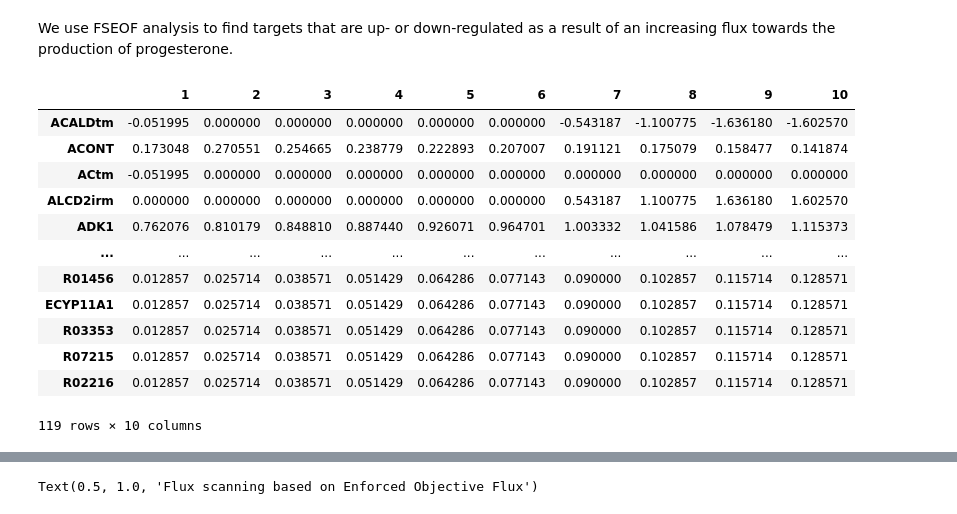
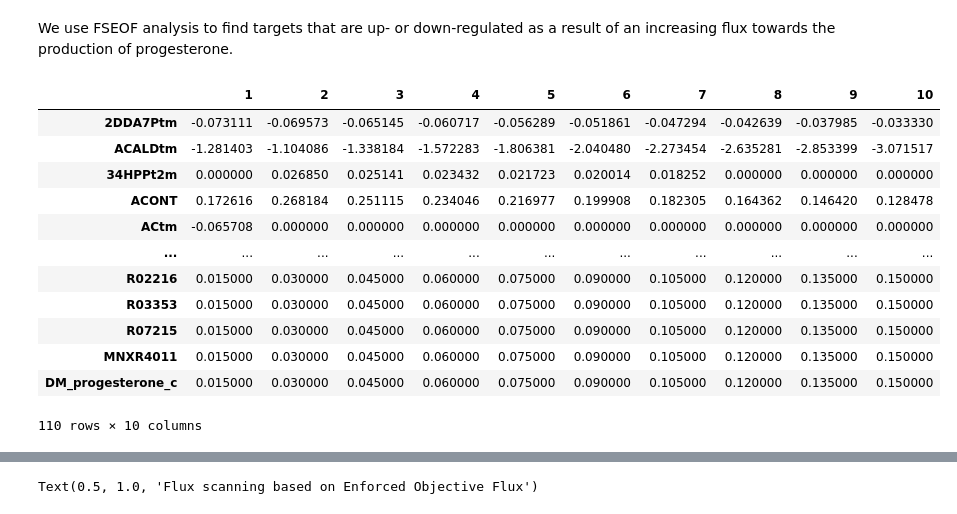
Before and after one commit to 27410/27410-group-assigment-group_3, a Jupyter notebook: 05_knockout_analysis.ipynb, the cells around one changed output, grey strips where cells are left out. Saved outputs shown, nothing was run; the diff lists cells and outputs as text; code cells hidden in the pictures.

```diff
--- a/05_knockout_analysis.ipynb
+++ b/05_knockout_analysis.ipynb
@@ -343,20 +343,20 @@ We use FSEOF analysis to find targets that are up- or down-regulated as a result
 # %%
 # Run FSEOF analysis
 fseof = FSEOF(model)
-result=fseof.run(target=model.reactions.R02216)
+result=fseof.run(target=model.reactions.get_by_id('DM_progesterone_c'))
 df=result.data_frame
 df
 # %% [output]
 |  | 1 | 2 | 3 | 4 | 5 | 6 | 7 | 8 | 9 | 10 |
-| ACALDtm | -0.051995 | 0.000000 | 0.000000 | 0.000000 | 0.000000 | 0.000000 | -0.543187 | -1.100775 | -1.636180 | -1.602570 |
-| ACONT | 0.173048 | 0.270551 | 0.254665 | 0.238779 | 0.222893 | 0.207007 | 0.191121 | 0.175079 | 0.158477 | 0.141874 |
-| ACtm | -0.051995 | 0.000000 | 0.000000 | 0.000000 | 0.000000 | 0.000000 | 0.000000 | 0.000000 | 0.000000 | 0.000000 |
-| ALCD2irm | 0.000000 | 0.000000 | 0.000000 | 0.000000 | 0.000000 | 0.000000 | 0.543187 | 1.100775 | 1.636180 | 1.602570 |
-| ADK1 | 0.762076 | 0.810179 | 0.848810 | 0.887440 | 0.926071 | 0.964701 | 1.003332 | 1.041586 | 1.078479 | 1.115373 |
+| 2DDA7Ptm | -0.073111 | -0.069573 | -0.065145 | -0.060717 | -0.056289 | -0.051861 | -0.047294 | -0.042639 | -0.037985 | -0.033330 |
+| ACALDtm | -1.281403 | -1.104086 | -1.338184 | -1.572283 | -1.806381 | -2.040480 | -2.273454 | -2.635281 | -2.853399 | -3.071517 |
+| 34HPPt2m | 0.000000 | 0.026850 | 0.025141 | 0.023432 | 0.021723 | 0.020014 | 0.018252 | 0.000000 | 0.000000 | 0.000000 |
+| ACONT | 0.172616 | 0.268184 | 0.251115 | 0.234046 | 0.216977 | 0.199908 | 0.182305 | 0.164362 | 0.146420 | 0.128478 |
+| ACtm | -0.065708 | 0.000000 | 0.000000 | 0.000000 | 0.000000 | 0.000000 | 0.000000 | 0.000000 | 0.000000 | 0.000000 |
 | ... | ... | ... | ... | ... | ... | ... | ... | ... | ... | ... |
-| R01456 | 0.012857 | 0.025714 | 0.038571 | 0.051429 | 0.064286 | 0.077143 | 0.090000 | 0.102857 | 0.115714 | 0.128571 |
-| ECYP11A1 | 0.012857 | 0.025714 | 0.038571 | 0.051429 | 0.064286 | 0.077143 | 0.090000 | 0.102857 | 0.115714 | 0.128571 |
-| R03353 | 0.012857 | 0.025714 | 0.038571 | 0.051429 | 0.064286 | 0.077143 | 0.090000 | 0.102857 | 0.115714 | 0.128571 |
-| R07215 | 0.012857 | 0.025714 | 0.038571 | 0.051429 | 0.064286 | 0.077143 | 0.090000 | 0.102857 | 0.115714 | 0.128571 |
-| R02216 | 0.012857 | 0.025714 | 0.038571 | 0.051429 | 0.064286 | 0.077143 | 0.090000 | 0.102857 | 0.115714 | 0.128571 |
+| R02216 | 0.015000 | 0.030000 | 0.045000 | 0.060000 | 0.075000 | 0.090000 | 0.105000 | 0.120000 | 0.135000 | 0.150000 |
+| R03353 | 0.015000 | 0.030000 | 0.045000 | 0.060000 | 0.075000 | 0.090000 | 0.105000 | 0.120000 | 0.135000 | 0.150000 |
+| R07215 | 0.015000 | 0.030000 | 0.045000 | 0.060000 | 0.075000 | 0.090000 | 0.105000 | 0.120000 | 0.135000 | 0.150000 |
+| MNXR4011 | 0.015000 | 0.030000 | 0.045000 | 0.060000 | 0.075000 | 0.090000 | 0.105000 | 0.120000 | 0.135000 | 0.150000 |
+| DM_progesterone_c | 0.015000 | 0.030000 | 0.045000 | 0.060000 | 0.075000 | 0.090000 | 0.105000 | 0.120000 | 0.135000 | 0.150000 |
-119 rows × 10 columns
+110 rows × 10 columns
```
Also changed, not shown: parts of 5 cells of this notebook.
